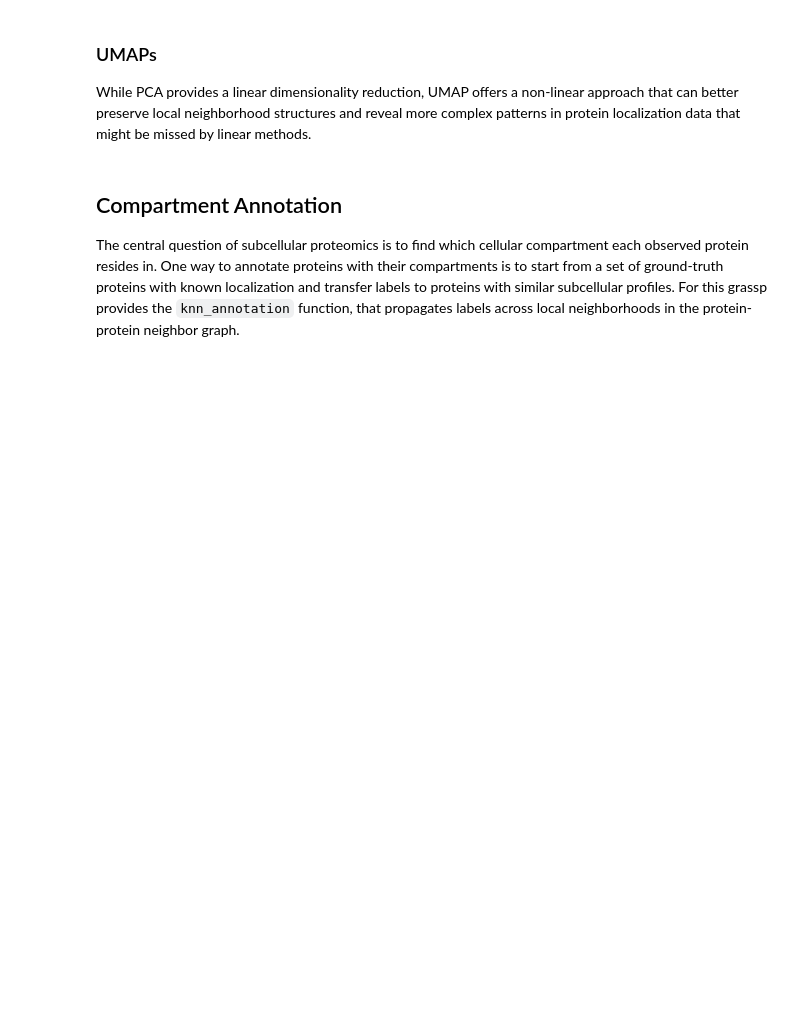
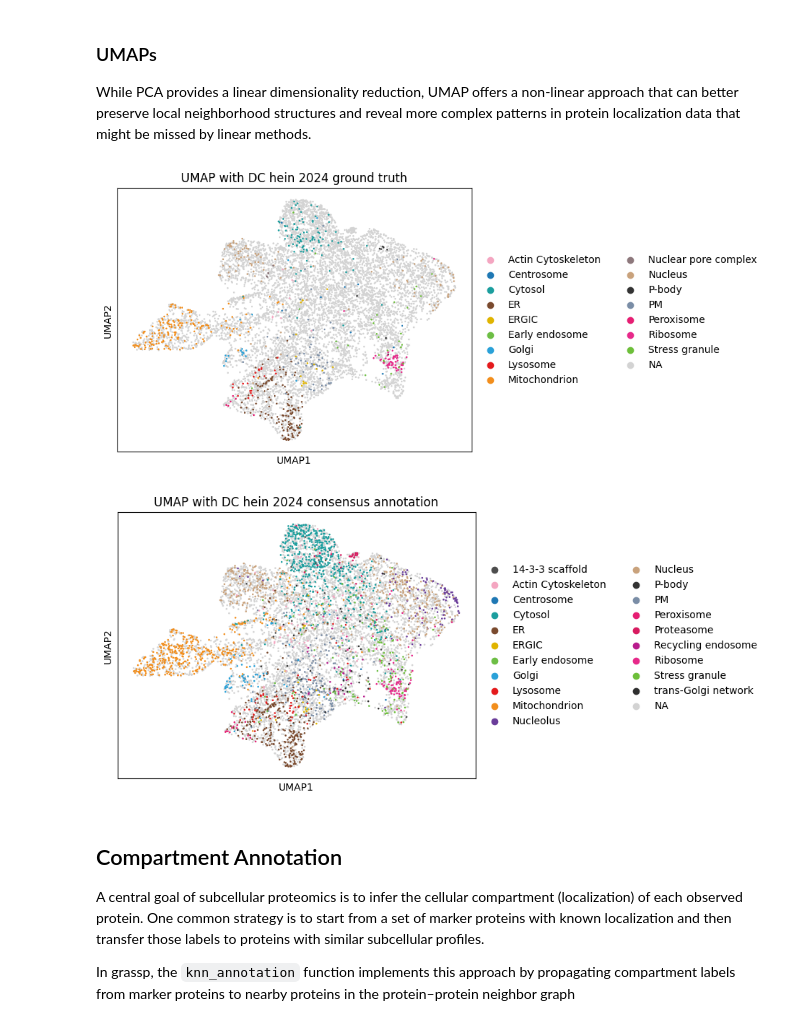
Before and after one commit to czbiohub-sf/grassp, a Jupyter notebook: docs/source/tutorials/notebooks/DC_tutorial.ipynb, the cells around one changed output. Drawn from its saved outputs; the diff is of its cells as text; code cells hidden in the pictures; blank space fills up the shorter version.

```diff
--- a/docs/source/tutorials/notebooks/DC_tutorial.ipynb
+++ b/docs/source/tutorials/notebooks/DC_tutorial.ipynb
@@ -211,18 +303,24 @@ While PCA provides a linear dimensionality reduction, UMAP offers a non-linear a
 # %%
 sc.pp.neighbors(dc_filtered_enr, use_rep="X", n_neighbors=20)
 sc.tl.umap(dc_filtered_enr)
 sc.pl.umap(
     dc_filtered_enr,
     color="hein2024_gt_component",
-    title="DC hein 2024 Ground Truth UMAP",
+    title="UMAP with DC hein 2024 ground truth",
 )
 sc.pl.umap(
-    dc_filtered_enr, color="hein2024_component", title="DC hein 2024 annotated UMAP"
+    dc_filtered_enr, color="hein2024_component",
+    title="UMAP with DC hein 2024 consensus annotation"
 )
+# %% [output]
+[figure, added]
+[figure, added]
 # %% [markdown]
 ## Compartment Annotation
 
-The central question of subcellular proteomics is to find which cellular compartment each observed protein resides in. One way to annotate proteins with their compartments is to start from a set of ground-truth proteins with known localization and transfer labels to proteins with similar subcellular profiles. For this grassp provides the `knn_annotation` function, that propagates labels across local neighborhoods in the protein-protein neighbor graph.
+A central goal of subcellular proteomics is to infer the cellular compartment (localization) of each observed protein. One common strategy is to start from a set of marker proteins with known localization and then transfer those labels to proteins with similar subcellular profiles.
+
+In grassp, the `knn_annotation` function implements this approach by propagating compartment labels from marker proteins to nearby proteins in the protein–protein neighbor graph
 # %%
 gr.tl.knn_annotation(
     dc_filtered_enr, gt_col="hein2024_gt_component", key_added="knn_annotation"
```
Also changed, not shown: parts of 31 cells of this notebook, 16 other files.
